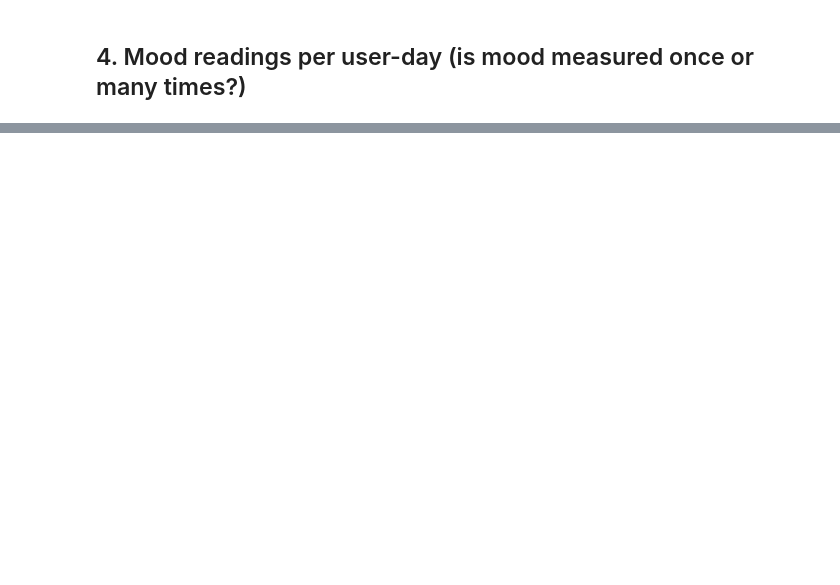
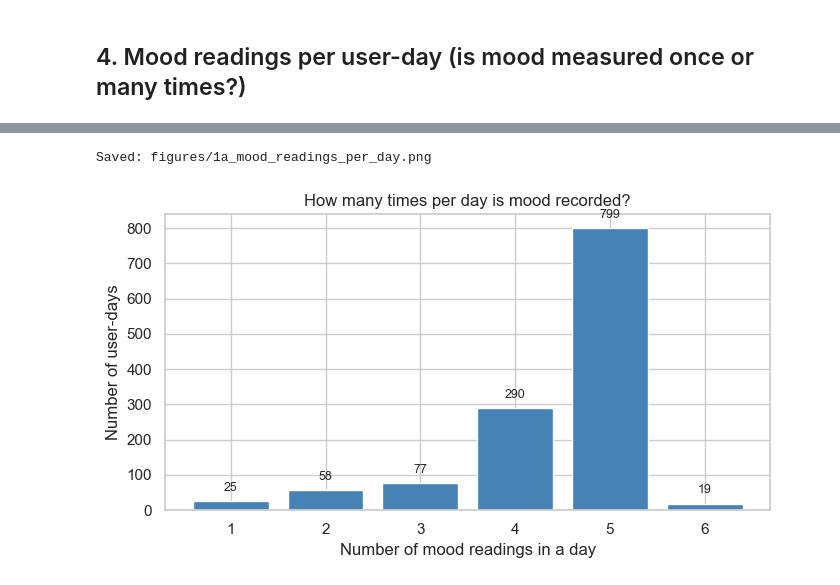
Before and after one commit to MatteoPostiferi999/DataMiningAssignment1, a Jupyter notebook: notebooks/1a_eda.ipynb, the cells around one changed output, grey strips where cells are left out. Cells and saved outputs as stored; diff of their text form; code cells hidden in the pictures; blank space fills up the shorter version.

```diff
--- a/notebooks/1a_eda.ipynb
+++ b/notebooks/1a_eda.ipynb
@@ -94,0 +342,18 @@ print(readings_per_day.value_counts().sort_index())
+# %%
+# Plot: distribution of mood readings per user-day
+fig, ax = plt.subplots(figsize=(7, 4))
+counts = readings_per_day.value_counts().sort_index()
+ax.bar(counts.index, counts.values, color='steelblue', edgecolor='white')
+ax.set_xlabel('Number of mood readings in a day')
+ax.set_ylabel('Number of user-days')
+ax.set_title('How many times per day is mood recorded?')
+ax.set_xticks(counts.index)
+for bar, val in zip(ax.patches, counts.values):
+    ax.text(bar.get_x() + bar.get_width()/2, bar.get_height() + 20,
+            str(val), ha='center', va='bottom', fontsize=9)
+plt.tight_layout()
+save_figure('1a_mood_readings_per_day.png')
+plt.show()
+# %% [output]
+Saved: figures/1a_mood_readings_per_day.png
+[figure, added]
```
Also changed, not shown: parts of 51 cells of this notebook.
